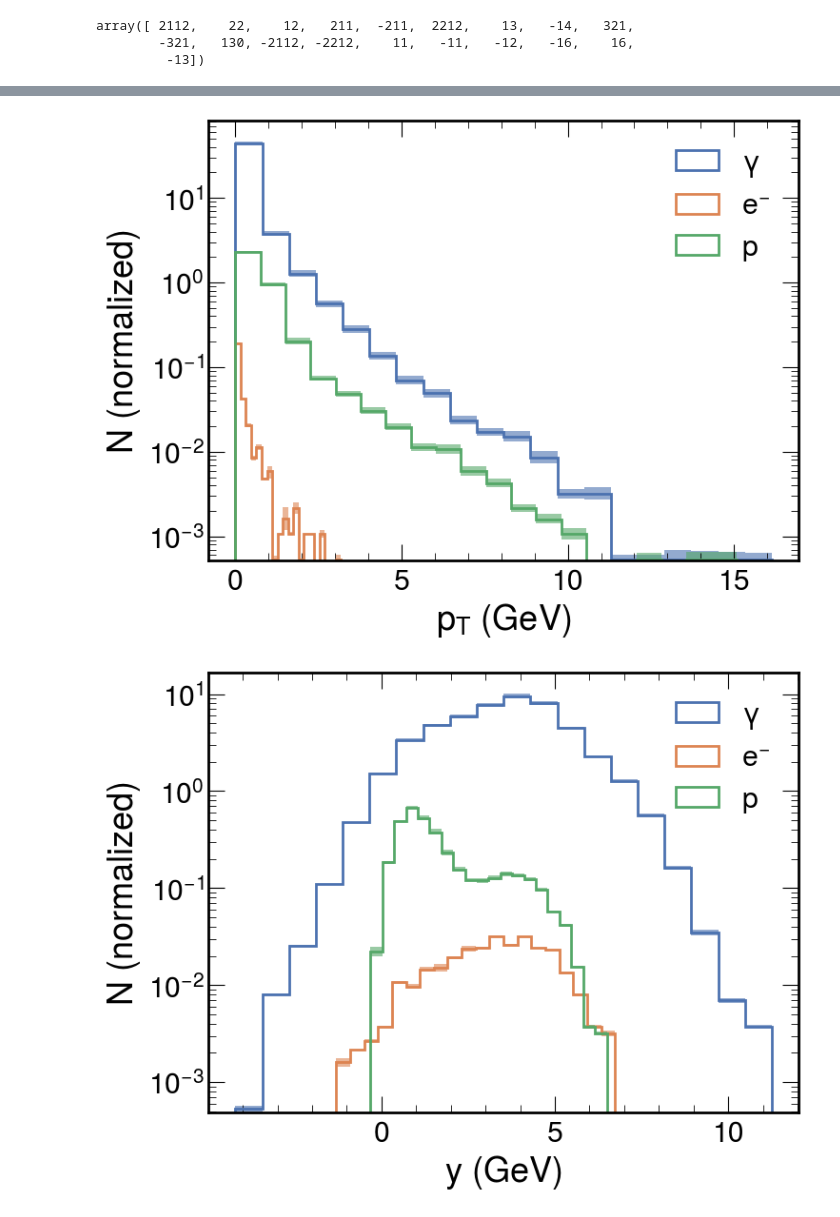
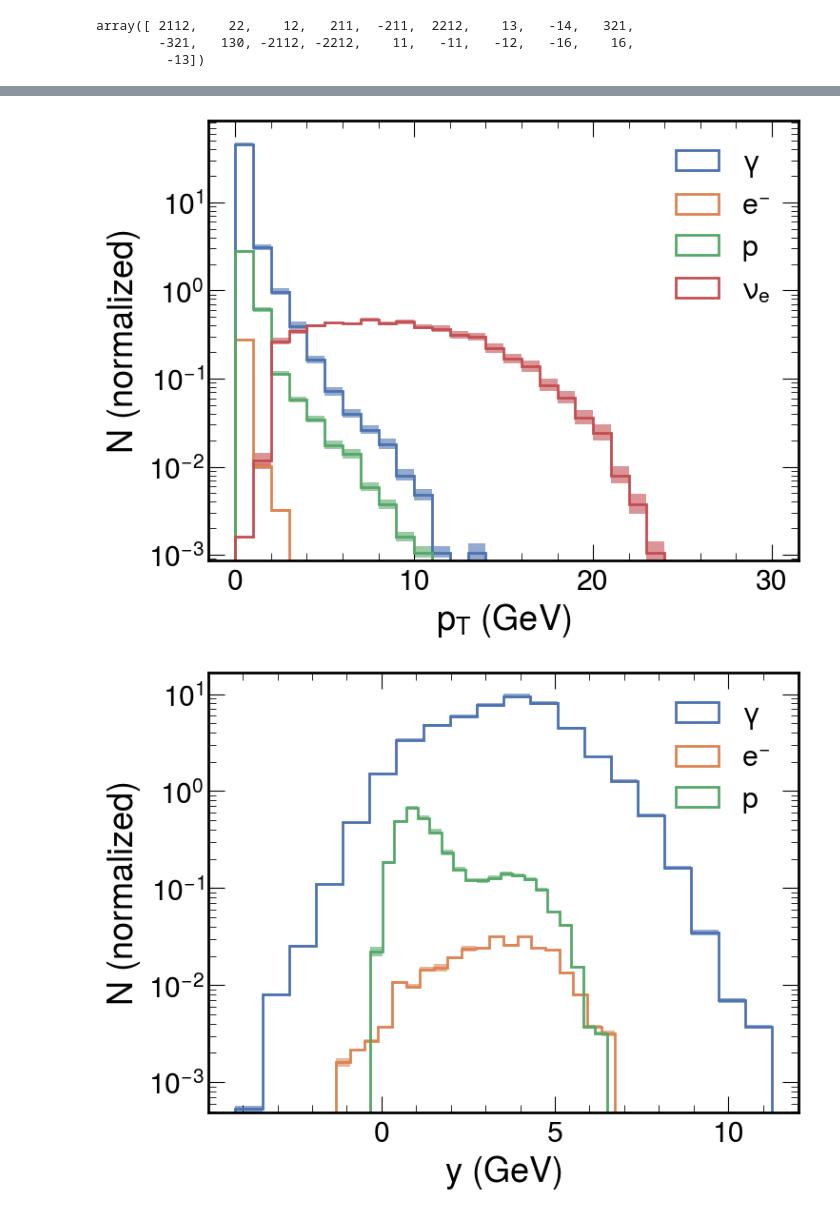
Before and after one commit to camilapramos/nuDIS_HEPMC_Analysis, a Jupyter notebook: notebooks/plots.ipynb, the cells around one changed output, grey strips where cells are left out. Drawn from its saved outputs; the diff is of its cells as text; code cells hidden in the pictures.

Commit message:
added all final states to pt dist

```diff
--- a/notebooks/plots.ipynb
+++ b/notebooks/plots.ipynb
@@ -72,8 +72,9 @@ def read_events(kevents):
     return events_record_df, events_info_df
 # %%
 # auxiliary functions for plotting
-def build_scale_hist(df,  observable, bins=20):
+def build_scale_hist(df,  observable, bins=30):
 
+    xrange = (0,30)
     n_evts = df["event"].max() + 1
     var_columns = [i for i in df.columns if i.startswith("w_")]
 
@@ -82,7 +83,7 @@ def build_scale_hist(df,  observable, bins=20):
     hist_mux_array = [None]*len(var_columns)
 
     for j, mux_name in enumerate(var_columns):
-            hist_mux_array[j], _ = np.histogram(df[observable], weights=df[mux_name]/n_evts, bins=bins)
+            hist_mux_array[j], _ = np.histogram(df[observable], weights=df[mux_name]/n_evts, bins=bins, range=xrange)
 
     # build max, min, central from 9-point envelope
     hist_mux_hix = np.maximum.reduce(hist_mux_array)
@@ -90,14 +91,15 @@ def build_scale_hist(df,  observable, bins=20):
 
     return hist_mux_lox, hist_mux_hix
 # %%
-def plot_particle_dist(particle_dict, observable, bins=20, show_uncertainty=True):
+def plot_particle_dist(particle_dict, observable, bins=30, show_uncertainty=True):
     import mplhep as mh
     import seaborn as sns
 
     fig, ax = plt.subplots(figsize=(8,6))
+    xrange = (0,30)
 
     mh.style.use("CMS")
-    colors = {label : sns.color_palette('deep', n_colors=16)[i] for i,label in enumerate(particle_dict.keys())}
+    colors = {label : sns.color_palette('deep', n_colors=20)[i] for i,label in enumerate(particle_dict.keys())}
 
     for label, df in particle_dict.items():
 
@@ -107,7 +109,7 @@ def plot_particle_dist(particle_dict, observable, bins=20, show_uncertainty=True
         n_evts = df["event"].max() + 1
 
         hist_mux_cen, tmp_bins, tmp_bars = ax.hist(df[observable], bins=bins, weights=df["weight"]/n_evts,
-                                                   histtype='step', color=colors[label], linewidth=2.0, label=label)
+                                                   histtype='step', color=colors[label], linewidth=2.0, label=label, range=xrange)
 
         if show_uncertainty:
 
@@ -140,11 +168,12 @@ def get_particle_df(pid):
 # %%
 fig, ax = plot_particle_dist(particle_dict={r"$\gamma$": get_particle_df(22),
                                             r"$e^{-}$": get_particle_df(11),
-                                            r"$p$": get_particle_df(2212)},
+                                            r"$p$": get_particle_df(2212),
+                                            r"$\nu_{e}$": get_particle_df(12)},
                              observable="p_{T}")
 plt.show()
 # %% [output]
-[figure, old version]
+[figure, new version]
 # %%
 fig, ax = plot_particle_dist(particle_dict={r"$\gamma$": get_particle_df(22),
                                             r"$e^{-}$": get_particle_df(11),
```
Also changed, not shown: parts of 1 cell of this notebook.
